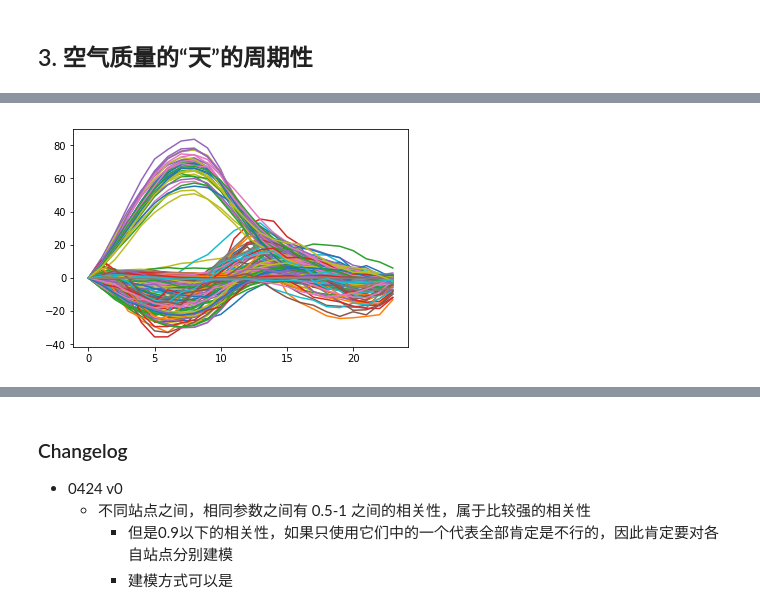
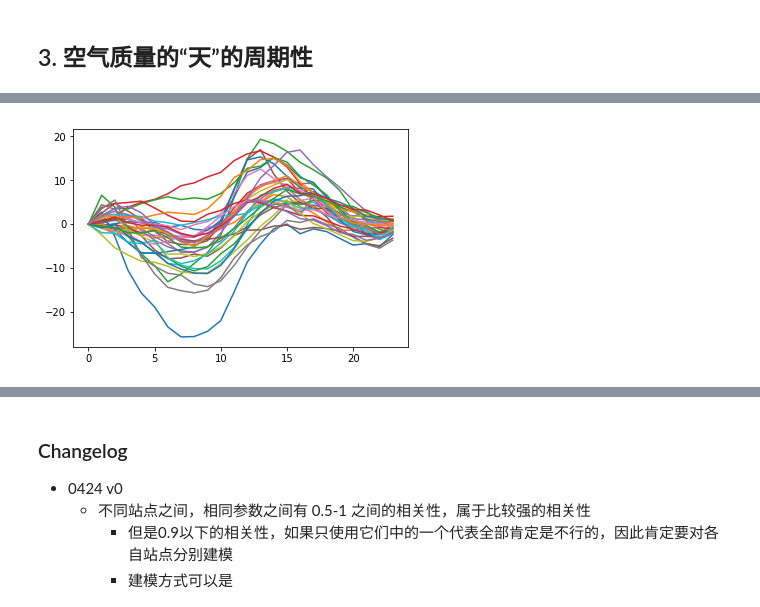
Before and after one commit to txytju/air-quality-prediction, a Jupyter notebook: aq_data_exploration.ipynb, the cells around one changed output, grey strips where cells are left out. Saved outputs shown, nothing was run; the diff lists cells and outputs as text; code cells hidden in the pictures.

```diff
--- a/aq_data_exploration.ipynb
+++ b/aq_data_exploration.ipynb
@@ -138,5 +149,12 @@ def feature_trend_in_a_day(bj_aq_stations_merged, feature):
+# %%
+pm25 = [i for i in bj_aq_stations_merged.columns if "PM2.5" in i ]
+pm10 = [i for i in bj_aq_stations_merged.columns if "PM10" in i ]
+O3 = [i for i in bj_aq_stations_merged.columns if "O3" in i ]
+NO2 = [i for i in bj_aq_stations_merged.columns if "NO2" in i ]
+SO2 = [i for i in bj_aq_stations_merged.columns if "SO2" in i ]
+CO = [i for i in bj_aq_stations_merged.columns if "CO" in i ]
 # %%
-for feature in bj_aq_stations_merged.columns:
+for feature in pm25:
     feature_trend_in_a_day(bj_aq_stations_merged, feature)
 # %% [output]
-[figure, old version]
+[figure, new version]
```
Also changed, not shown: parts of 6 cells of this notebook.
